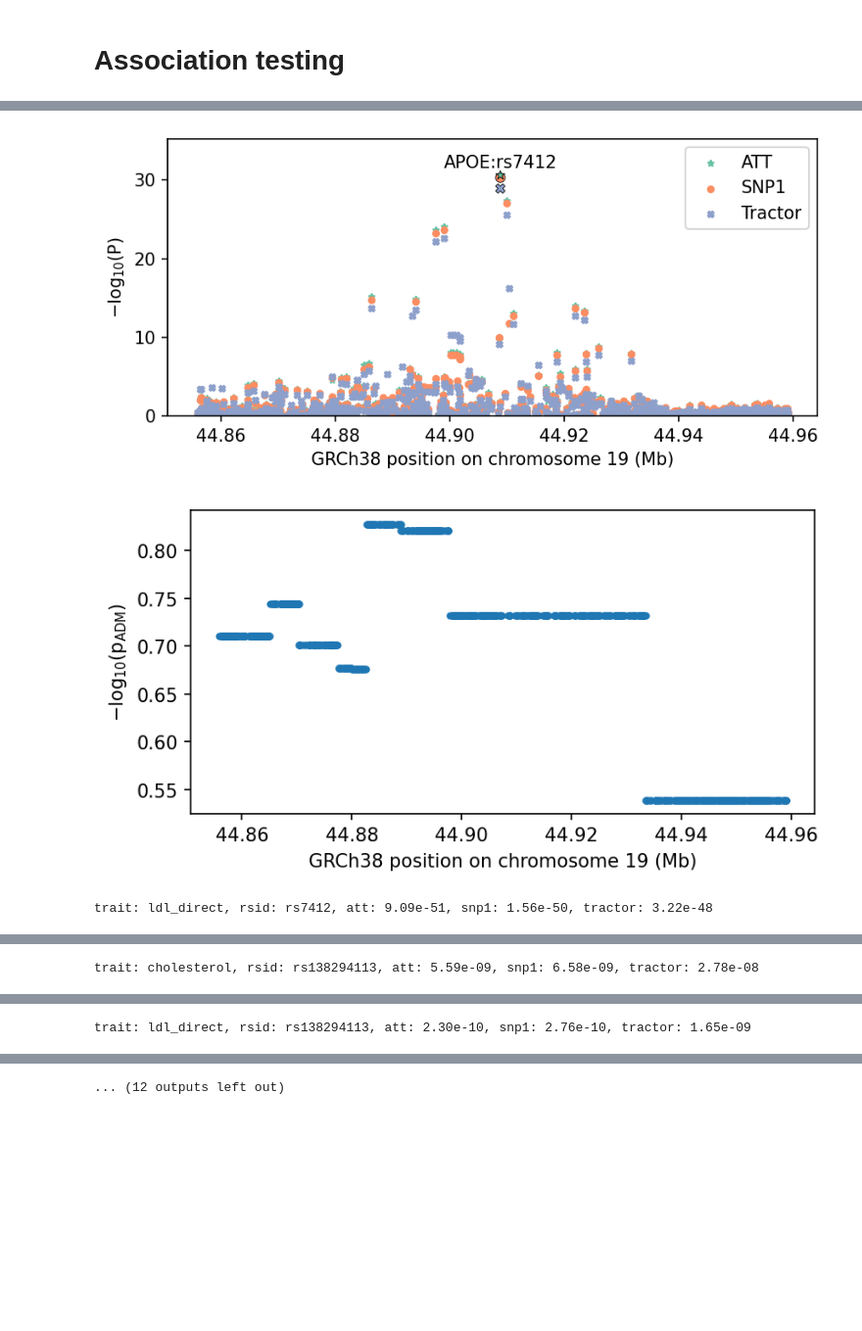
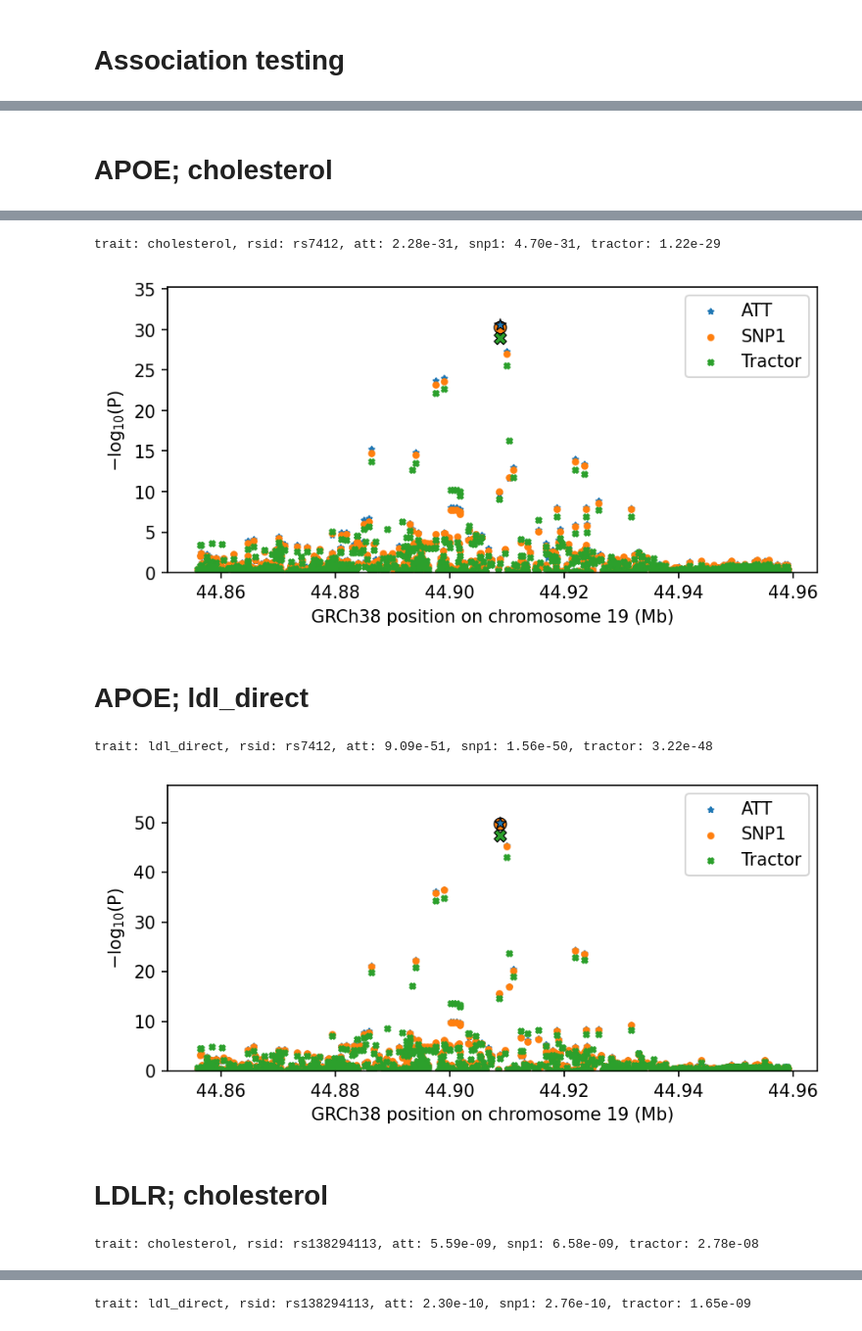
Before and after one commit to bogdanlab/tractor-response, a Jupyter notebook: ukb/04_assoc.ipynb, the cells around one changed output, grey strips where cells are left out. Shown: that part at 98% size. Saved outputs shown, nothing was run; the diff lists cells and outputs as text; code cells hidden in the pictures; blank space fills up the shorter version.

Commit message:
add association results

```diff
--- a/ukb/04_assoc.ipynb
+++ b/ukb/04_assoc.ipynb
@@ -96,4 +102,7 @@ cycle_markers = ['*', 'o', 'X']
 # %%
+cycle_colors = ['#1f77b4', '#ff7f0e', '#2ca02c']
+cycle_markers = ['*', 'o', 'X']
+
 df_pval = {
     "trait": [],
     "loci": [],
@@ -107,6 +116,7 @@ for gene in dict_region:
     ds_imputed = dict_ds_imputed[gene]
     position = ds_imputed.position.values / 1e6
     for trait in ["cholesterol", "ldl_direct"]:
+        display(Markdown(f"# {gene}; {trait}"))
         ylim = 0
         assoc_att, assoc_snp1, assoc_tractor = ds_imputed[f"assoc_{trait}_att"].values, ds_imputed[f"assoc_{trait}_snp1"].values, ds_imputed[f"assoc_{trait}_tractor"].values
         fig, ax = plt.subplots(dpi=150, figsize=(6, 3))
@@ -116,27 +126,27 @@ for gene in dict_region:
                                                [assoc_att, assoc_snp1, assoc_tractor])):
 
             score = -np.log10(pval)
-            ax.scatter(position, score, alpha=1.0, s=12.0, label=label, color=cycle_colors[i], marker=cycle_markers[i])
+            ax.scatter(position, score, alpha=1.0, s=10.0, label=label, color=cycle_colors[i], marker=cycle_markers[i])
             # adjust y limit
             ylim = max(max(score), ylim)
         ax.set_xlabel(f"GRCh38 position on chromosome {region[0]} (Mb)")
         ax.set_ylabel("$-\log_{10}(P)$")
-#         ax.set_title(f"{trait} {gene}")
 
+        # select index SNP based on strongest p-values from tractor, to have a conservative comparison.
         index = assoc_tractor.argmin()
         rsid = get_rsid(ds_imputed.snp[index].values.item())
         print(f"trait: {trait}, rsid: {rsid}, att: {assoc_att[index]:.2e}, snp1: {assoc_snp1[index]:.2e}, tractor: {assoc_tractor[index]:.2e}")
-        ax.annotate(gene + ":" + rsid, xy=(position[index], -np.log10(assoc_att[index]) * 1.03), ha="center")
+#         ax.annotate(gene + ":" + rsid, xy=(position[index], -np.log10(assoc_att[index]) * 1.03), ha="center")
 
         for i, pval in enumerate([assoc_att, assoc_snp1, assoc_tractor]):
             zorder = 10 if i == 0 else 1
             score = -np.log10(pval)
-            ax.scatter(position[index], score[index], alpha=1.0, s=30.0, color=cycle_colors[i], edgecolors='k', linewidths=0.4, marker=cycle_markers[i], zorder=zorder)
+            ax.scatter(position[index], score[index], alpha=1.0, s=50.0, color=cycle_colors[i], edgecolors='k', linewidths=0.6, marker=cycle_markers[i], zorder=zorder)
 
         plt.legend()
         plt.tight_layout()
         plt.ylim(0, ylim * 1.15)
-        plt.savefig(f"results/locus_{gene}_{trait}.png", bbox_inches='tight', dpi=200)
+        plt.savefig(f"results/locus_{gene}_{trait}.png", bbox_inches='tight')
         plt.show()
 
         df_pval["trait"].append(trait)
@@ -145,12 +155,14 @@ for gene in dict_region:
         df_pval["snp1"].append(assoc_snp1[index])
         df_pval["tractor"].append(assoc_tractor[index])
 
-        fig, ax = plt.subplots(dpi=150, figsize=(6, 3))
-        assoc_adm = ds_imputed[f"assoc_{trait}_adm"].values
-        ax.scatter(position, -np.log10(assoc_adm), alpha=1.0, s=9.0, label="ADM")
-        ax.set_xlabel(f"GRCh38 position on chromosome {region[0]} (Mb)")
-        ax.set_ylabel("$-\log_{10}(p_{ADM})$")
-        plt.show()
+        # ADM region plot
+#         fig, ax = plt.subplots(dpi=150, figsize=(6, 3))
+#         assoc_adm = ds_imputed[f"assoc_{trait}_adm"].values
+#         ax.scatter(position, -np.log10(assoc_adm), alpha=1.0, s=9.0, label="ADM")
+#         ax.set_xlabel(f"GRCh38 position on chromosome {region[0]} (Mb)")
+#         ax.set_ylabel("$-\log_{10}(p_{ADM})$")
+#         plt.show()
 
 df_pval = pd.DataFrame(df_pval)
 # %% [output]
+# APOE; cholesterol
@@ -158,3 +188,7 @@ trait: cholesterol, rsid: rs7412, att: 2.28e-31, snp1: 4.70e-31, tractor: 1.22e-
+trait: cholesterol, rsid: rs7412, att: 2.28e-31, snp1: 4.70e-31, tractor: 1.22e-29
-[figure, old version]
+[figure, new version]
+# APOE; ldl_direct
+trait: ldl_direct, rsid: rs7412, att: 9.09e-51, snp1: 1.56e-50, tractor: 3.22e-48
-[figure, old version]
+[figure, new version]
-trait: ldl_direct, rsid: rs7412, att: 9.09e-51, snp1: 1.56e-50, tractor: 3.22e-48
+# LDLR; cholesterol
+trait: cholesterol, rsid: rs138294113, att: 5.59e-09, snp1: 6.58e-09, tractor: 2.78e-08
@@ -163 +195,0 @@ trait: ldl_direct, rsid: rs7412, att: 9.09e-51, snp1: 1.56e-50, tractor: 3.22e-4
-trait: cholesterol, rsid: rs138294113, att: 5.59e-09, snp1: 6.58e-09, tractor: 2.78e-08
@@ -166 +195,0 @@ trait: cholesterol, rsid: rs138294113, att: 5.59e-09, snp1: 6.58e-09, tractor: 2
-trait: ldl_direct, rsid: rs138294113, att: 2.30e-10, snp1: 2.76e-10, tractor: 1.65e-09
@@ -169 +197 @@ trait: ldl_direct, rsid: rs138294113, att: 2.30e-10, snp1: 2.76e-10, tractor: 1.
-... (12 outputs left out)
+trait: ldl_direct, rsid: rs138294113, att: 2.30e-10, snp1: 2.76e-10, tractor: 1.65e-09
```
Also changed, not shown: parts of 10 cells of this notebook, 2 other files.
